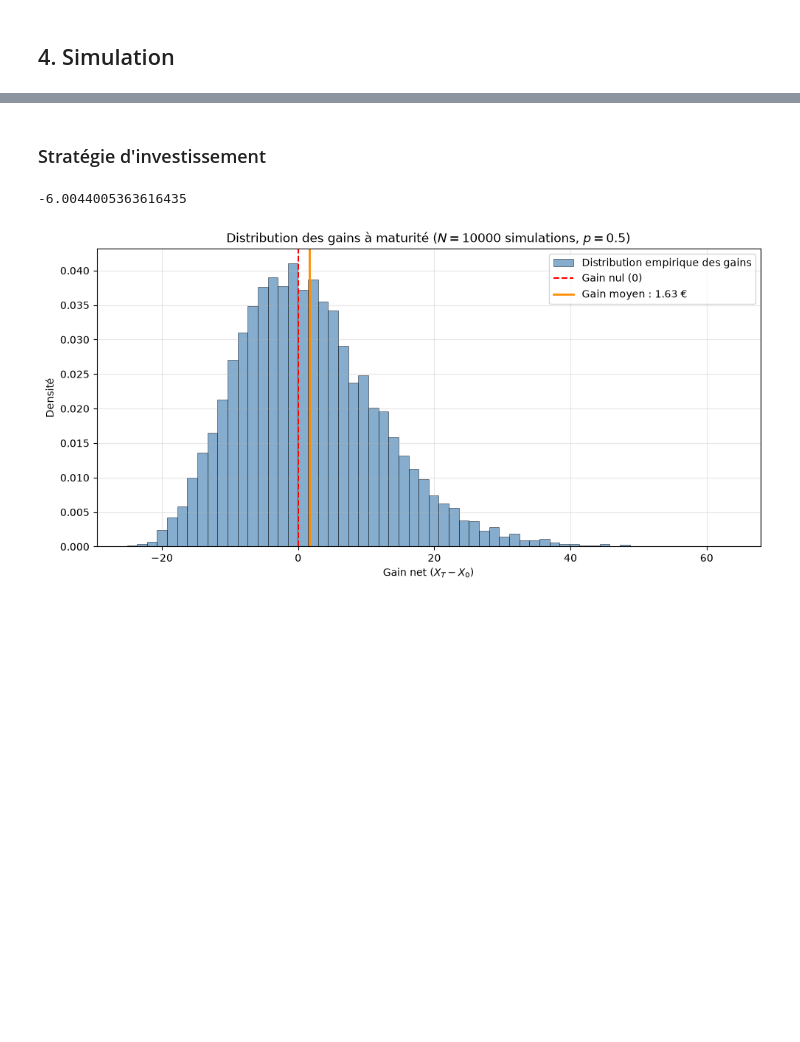
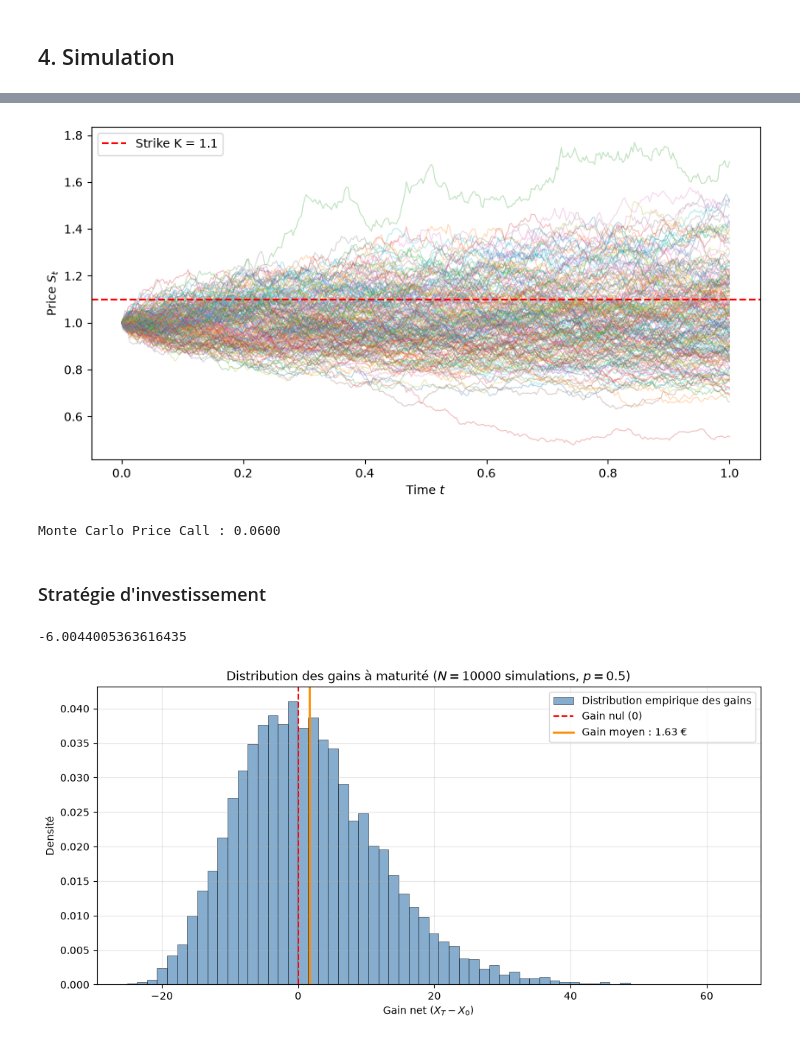
Before and after one commit to voegtlejules/heston_model, a Jupyter notebook: notebooks/PIR.ipynb, the cells around one changed output, grey strips where cells are left out. Drawn from its saved outputs; the diff is of its cells as text; code cells hidden in the pictures; blank space fills up the shorter version.

Commit message:
Monte Carlo Simulation

```diff
--- a/notebooks/PIR.ipynb
+++ b/notebooks/PIR.ipynb
@@ -125,3 +125,27 @@ plt.show()
+# %%
+K = 1.10
+payoffs = np.zeros(10000)
+
+plt.figure(figsize=(10, 5))
+for i in range(10000):
+    S, S_act = prix_actif_risque(T_test, n_test, r, r, volatilite)
+
+    payoffs[i] = np.maximum(S[-1] - K, 0)
+
+    if i < 200:
+        plt.plot(t, S, alpha=0.3, linewidth=0.8)
+call_price = np.exp(-r * T_test) * payoffs.mean()
+
+plt.axhline(K, color='red', linestyle='--', linewidth=1.5, label=f"Strike K = {K}")
+plt.xlabel("Time $t$")
+plt.ylabel("Price $S_t$")
+plt.legend()
+plt.show()
+
+print(f"Monte Carlo Price Call : {call_price:.4f}")
+# %% [output]
+[figure, added]
+Monte Carlo Price Call : 0.0600
 # %% [markdown]
 ### Stratégie d'investissement
 # %%
```
Also changed, not shown: parts of 6 cells of this notebook.
